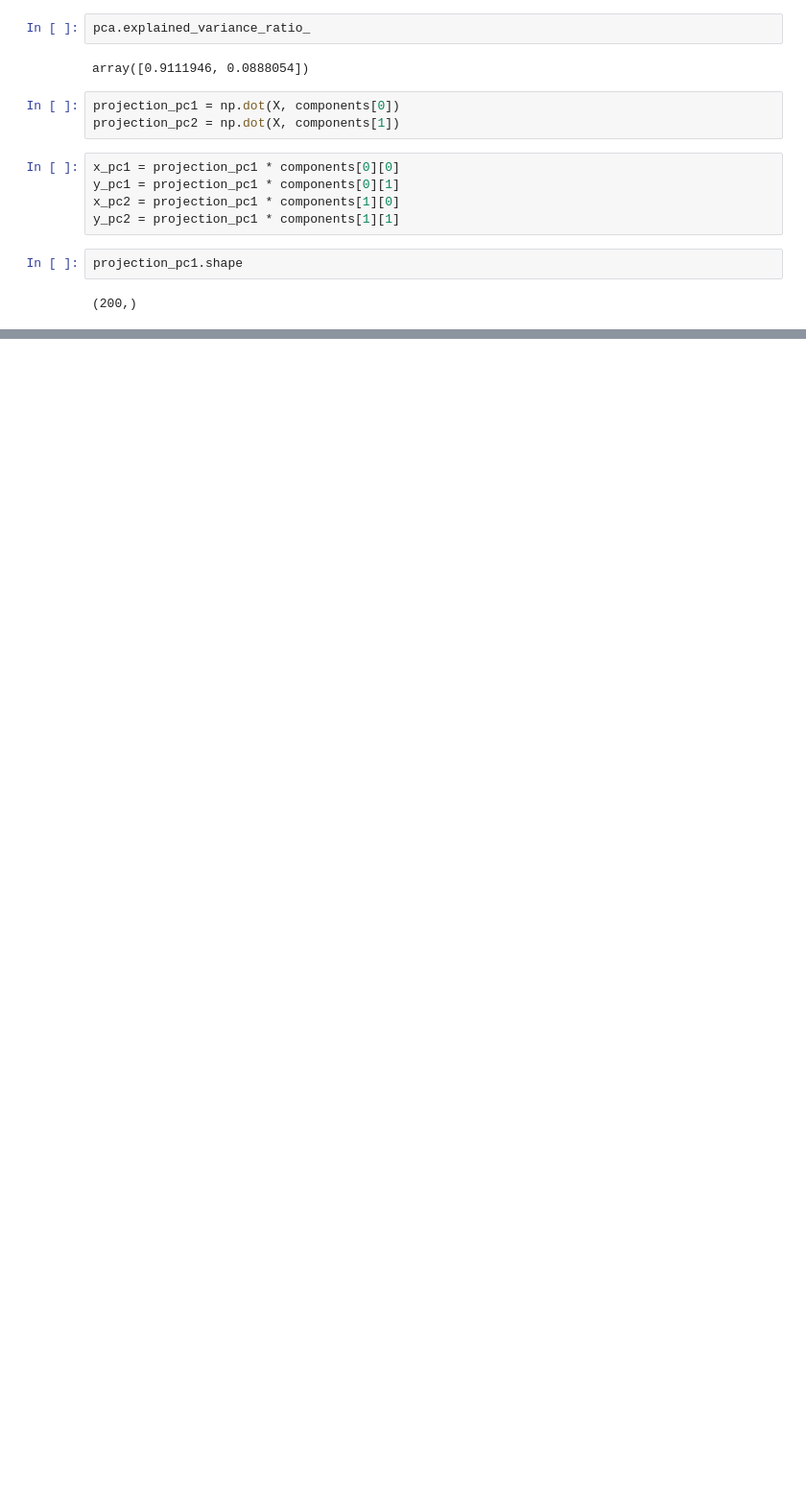
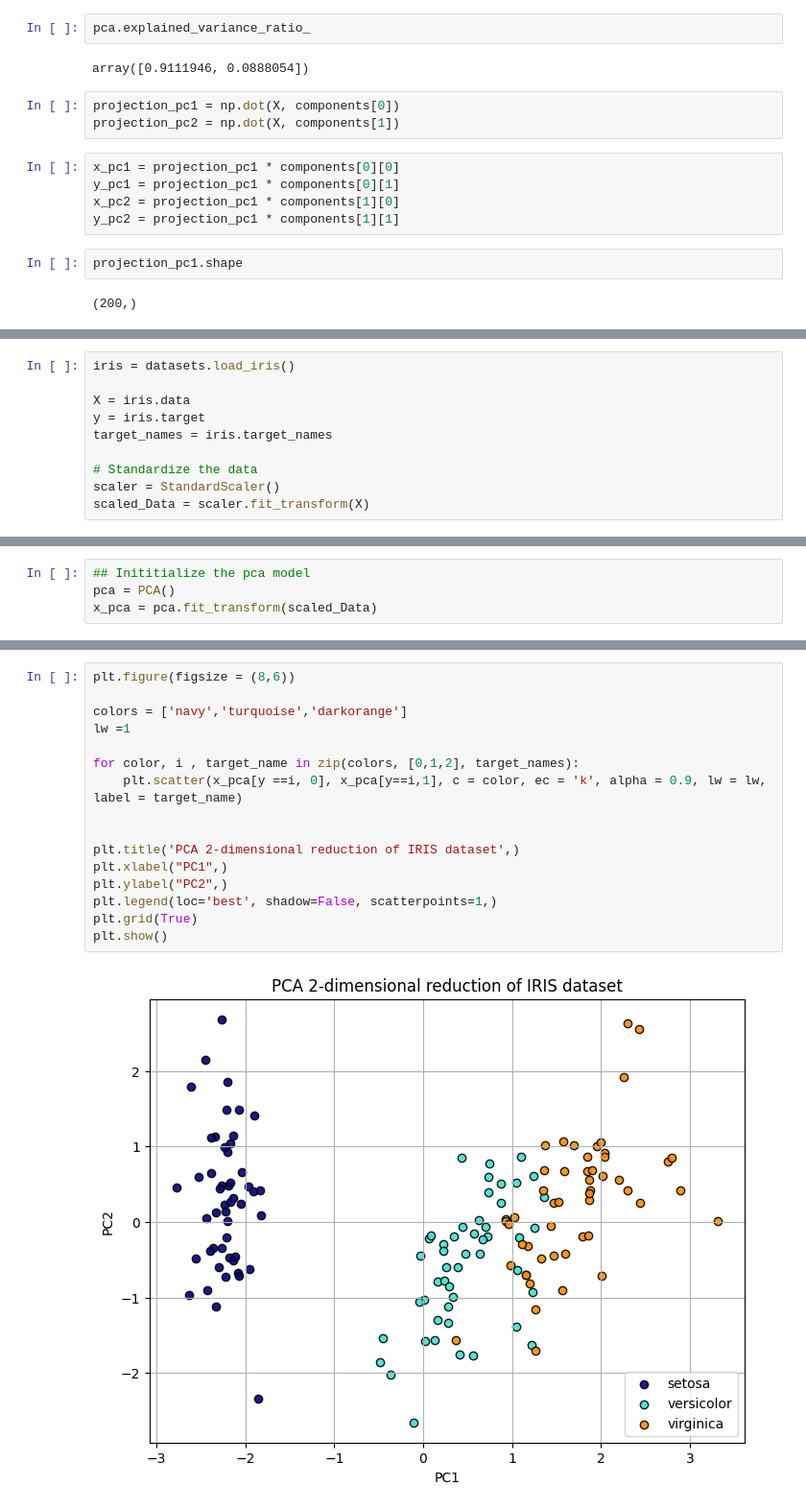
Before and after one commit to Tinonturja/MachineLearning, a Jupyter notebook: PCA.ipynb, the cells around one changed output, grey strips where cells are left out. Shown at 96% size. Cells and saved outputs as stored; diff of their text form; blank space fills up the shorter version.

Commit message:
Applying pca on iris dataset

```diff
--- a/PCA.ipynb
+++ b/PCA.ipynb
@@ -86,0 +91,10 @@ plt.show()
+# %%
+iris = datasets.load_iris()
+
+X = iris.data
+y = iris.target
+target_names = iris.target_names
+
+# Standardize the data
+scaler = StandardScaler()
+scaled_Data = scaler.fit_transform(X)
@@ -86,0 +105,4 @@ plt.show()
+# %%
+## Inititialize the pca model
+pca = PCA()
+x_pca = pca.fit_transform(scaled_Data)
@@ -86,0 +113,18 @@ plt.show()
+# %%
+plt.figure(figsize = (8,6))
+
+colors = ['navy','turquoise','darkorange']
+lw =1
+
+for color, i , target_name in zip(colors, [0,1,2], target_names):
+    plt.scatter(x_pca[y ==i, 0], x_pca[y==i,1], c = color, ec = 'k', alpha = 0.9, lw = lw, label = target_name)
+
+
+plt.title('PCA 2-dimensional reduction of IRIS dataset',)
+plt.xlabel("PC1",)
+plt.ylabel("PC2",)
+plt.legend(loc='best', shadow=False, scatterpoints=1,)
+plt.grid(True)
+plt.show()
+# %% [output]
+[figure, added]
```
Also changed, not shown: parts of 6 cells of this notebook.
